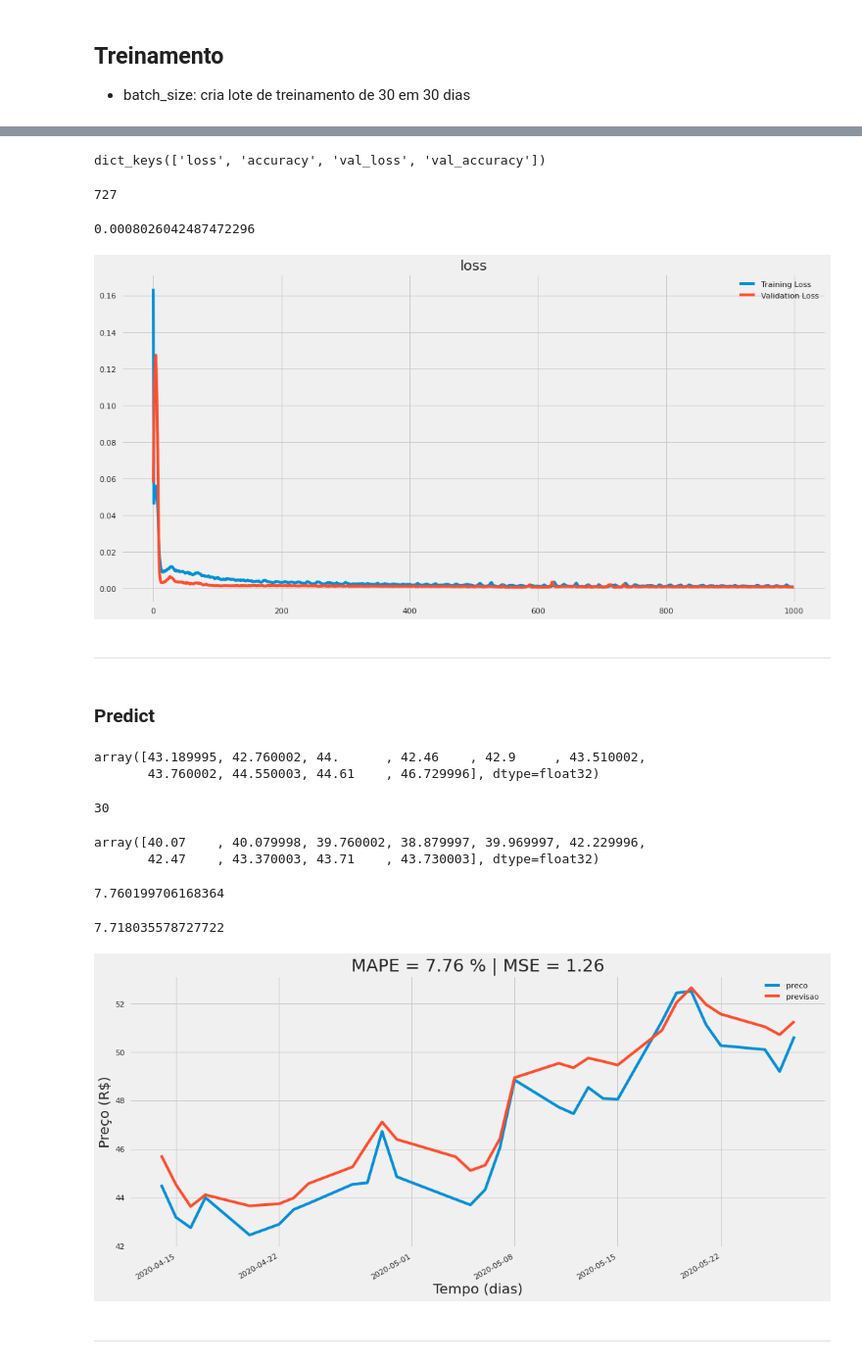
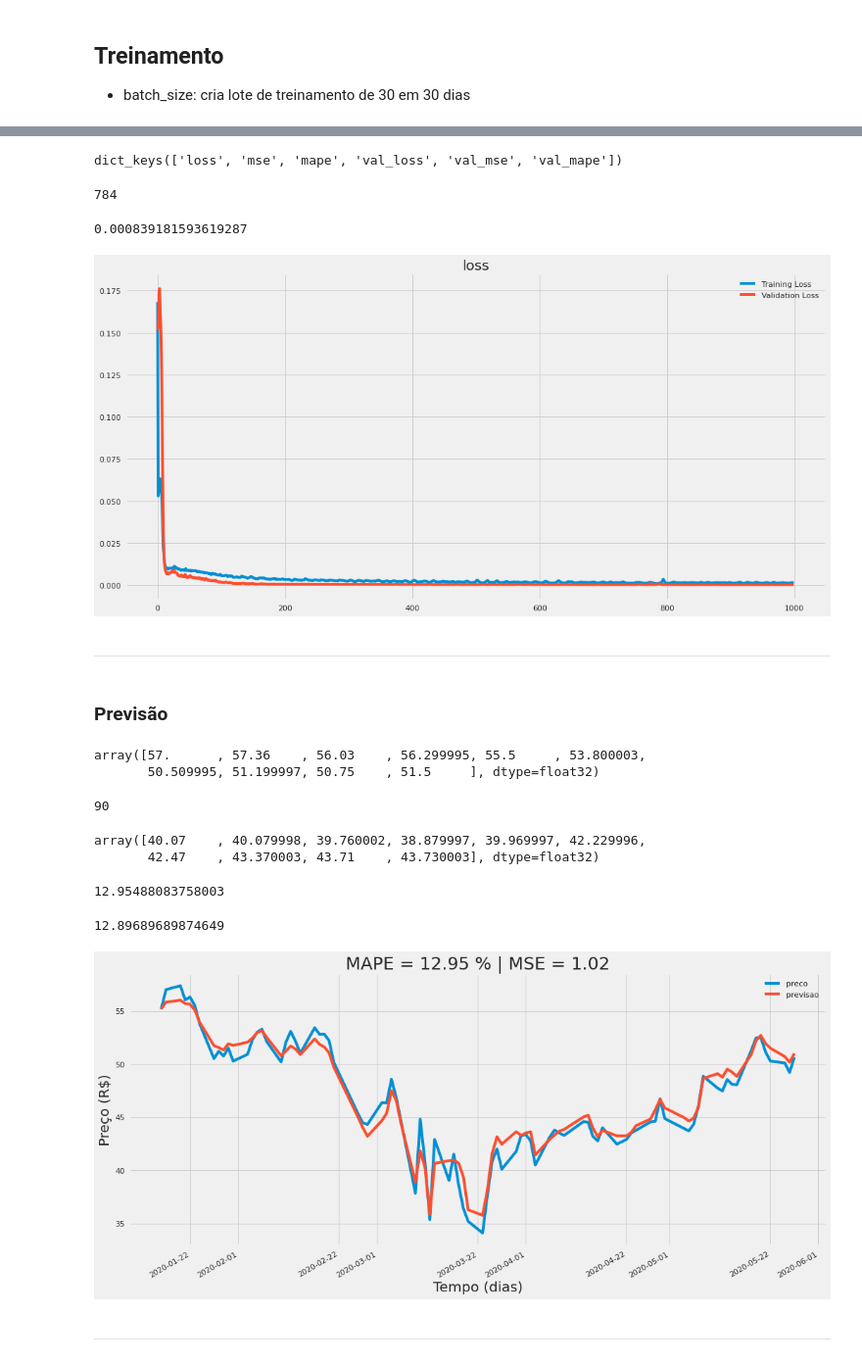
Before and after one commit to brunocampos01/forecast-of-time-series-with-stock-data, a Jupyter notebook: notebooks/02.03-deep_learning.ipynb, the cells around one changed output, grey strips where cells are left out. Shown: that part at 98% size. Saved outputs shown, nothing was run; the diff lists cells and outputs as text; code cells hidden in the pictures.

```diff
--- a/notebooks/02.03-deep_learning.ipynb
+++ b/notebooks/02.03-deep_learning.ipynb
@@ -142,8 +142,8 @@ df_vale3.head()
 # %% [markdown]
 ## Divisão dos Dados
 # %%
-size_train = 2414
-size_test = 31
+size_train = 2354
+size_test = 91
 print(size_train)
 print(size_test)
 
@@ -231,7 +232,7 @@ def show_result_model(df_train, df_test, y_forecast, model_name):
     mse = mean_squared_error(df_test, y_forecast, squared=True)
     dict_results[model_name] = [mape, mse]
 
-    pd.concat([df_train, df_test, future_forecast], axis=1).plot()
+    pd.concat([df_test, future_forecast], axis=1).plot()
 
     plt.legend()
     plt.grid(True)
@@ -277,7 +279,9 @@ model_lstm
 #### Input Layer
 # %%
 #Adding the first LSTM layer and some Dropout regularisation
-model_lstm.add(LSTM(units=50, return_sequences=True, input_shape=(X_train.shape[1], X_train.shape[2])))
+model_lstm.add(LSTM(units=50,
+                    return_sequences=True,
+                    input_shape=(X_train.shape[1], X_train.shape[2])))
 model_lstm.add(Dropout(0.2))
 # %% [markdown]
 #### Hidden Layers
@@ -302,7 +306,7 @@ model_lstm.add(Dense(units=1))
 # %%
 model_lstm.compile(loss='mean_squared_error',
                    optimizer='adam',
-                   metrics=['accuracy'])
+                   metrics=['mse', 'mape'])
 # %% [markdown]
 ### Resumo da RNA
 # %%
@@ -349,16 +353,16 @@ Wall time: 8min 58s
 # %%
 print(history.history.keys())
 # %% [output]
-dict_keys(['loss', 'accuracy', 'val_loss', 'val_accuracy'])
+dict_keys(['loss', 'mse', 'mape', 'val_loss', 'val_mse', 'val_mape'])
 # %%
 best_epochs = history.history["loss"].index(min(history.history["loss"]))
 best_epochs
 # %% [output]
-727
+784
 # %%
 min(history.history["loss"])
 # %% [output]
-0.0008026042487472296
+0.000839181593619287
 # %%
 plt.plot(history.history["loss"], label="Training Loss")
 plt.plot(history.history["val_loss"], label="Validation Loss")
@@ -366,11 +370,11 @@ plt.title('loss')
 plt.legend()
 plt.show()
 # %% [output]
-[figure, old version]
+[figure, new version]
 # %% [markdown]
 ---
 # %% [markdown]
-### Predict
+### Previsão
 # %%
 y_pred = model_lstm.predict(X_test)
 # %%
@@ -381,32 +385,32 @@ y_train = y_train*(train_max[0] - train_min[0]) + train_min[0]
 # %%
 y_test[:10]
 # %% [output]
-array([43.189995, 42.760002, 44.      , 42.46    , 42.9     , 43.510002,
-       43.760002, 44.550003, 44.61    , 46.729996], dtype=float32)
+array([57.      , 57.36    , 56.03    , 56.299995, 55.5     , 53.800003,
+       50.509995, 51.199997, 50.75    , 51.5     ], dtype=float32)
 # %%
 len(y_test)
 # %% [output]
-30
+90
 # %%
 y_train[:10]
 # %% [output]
 array([40.07    , 40.079998, 39.760002, 38.879997, 39.969997, 42.229996,
        42.47    , 43.370003, 43.71    , 43.730003], dtype=float32)
 # %%
-mean_absolute_percentage_error(df_test['preco'][:30], y_pred)
+mean_absolute_percentage_error(df_test['preco'][:90],y_pred)
 # %% [output]
-7.760199706168364
+12.95488083758003
 # %%
 mean_absolute_percentage_error(y_test, y_pred)
 # %% [output]
-7.718035578727722
+12.89689689874649
 # %%
-show_result_model(df_train=df_test['preco'][:30],
-                  df_test=df_test['preco'][:30],
+show_result_model(df_train=df_test['preco'][:90],
+                  df_test=df_test['preco'][:90],
                   y_forecast=y_pred,
                   model_name='model_lstm')
 # %% [output]
-[figure, old version]
+[figure, new version]
 # %% [markdown]
 ---
 # %% [markdown]
```
Also changed, not shown: parts of 15 cells of this notebook, 12 other files.
